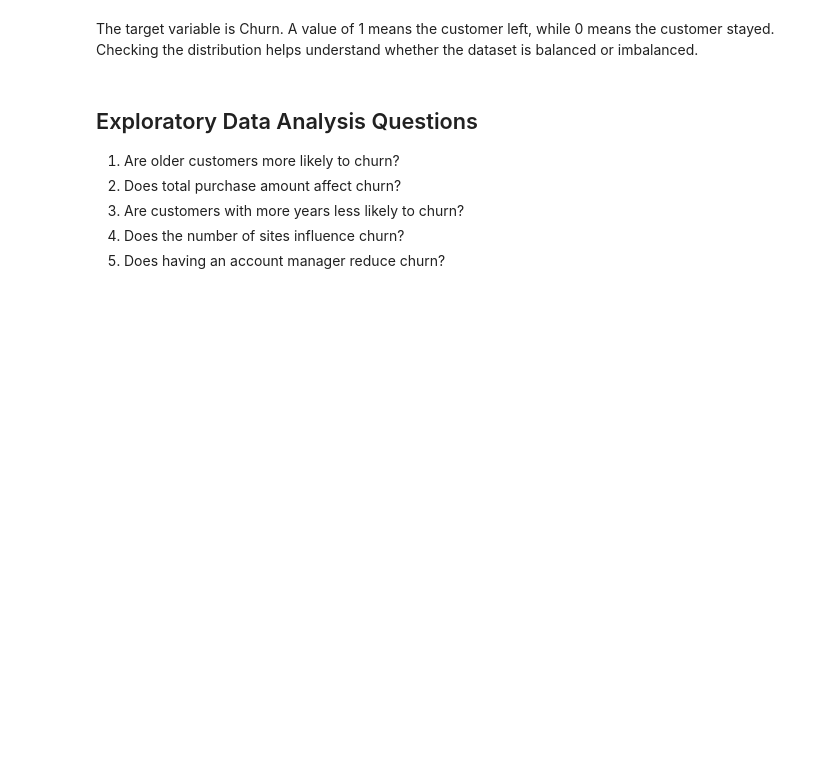
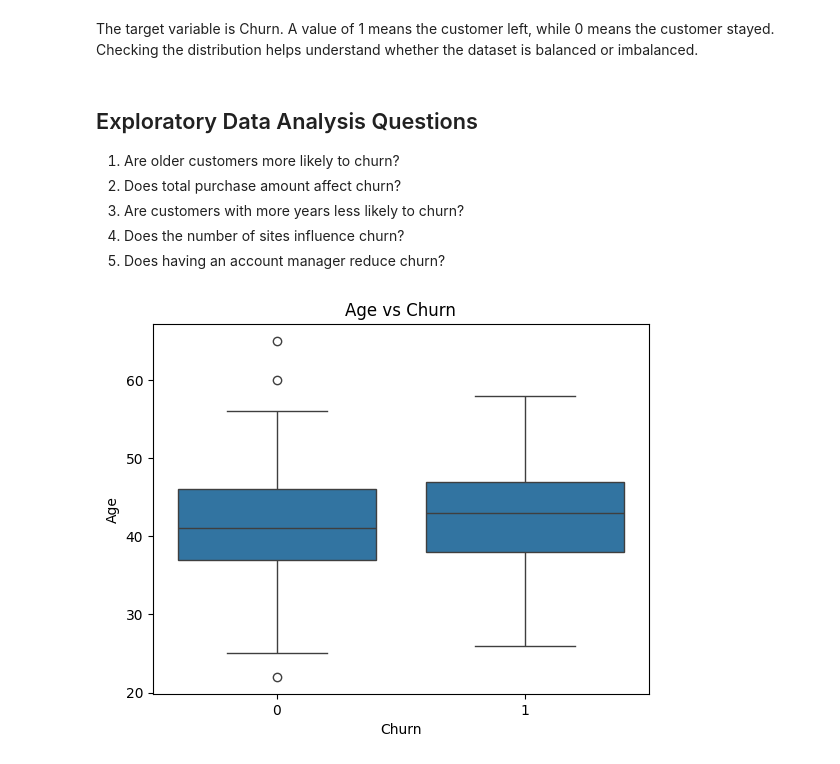
Before and after one commit to TharushiKarunarathne/Customer-Churn-Risk-Analysis-and-Prediction, a Jupyter notebook: notebooks/churn_analysis.ipynb, the cells around one changed output. Drawn from its saved outputs; the diff is of its cells as text; code cells hidden in the pictures; blank space fills up the shorter version.

Commit message:
Add exploratory data analysis visualizations

```diff
--- a/notebooks/churn_analysis.ipynb
+++ b/notebooks/churn_analysis.ipynb
@@ -123,3 +123,11 @@ The target variable is Churn. A value of 1 means the customer left, while 0 mean
 3. Are customers with more years less likely to churn?
 4. Does the number of sites influence churn?
 5. Does having an account manager reduce churn?
+# %%
+# visualizing the relationship between Age and Churn
+sns.boxplot(data=df, x="Churn", y="Age")
+plt.title("Age vs Churn")
+plt.savefig("../images/age_vs_churn.png", bbox_inches="tight")
+plt.show()
+# %% [output]
+[figure, added]
```
Also changed, not shown: parts of 4 cells of this notebook, 5 other files.
